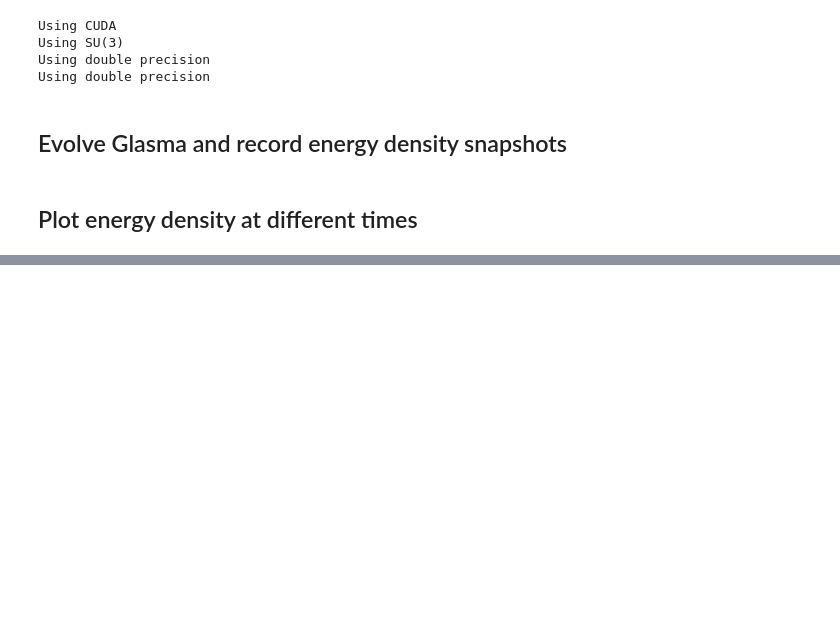
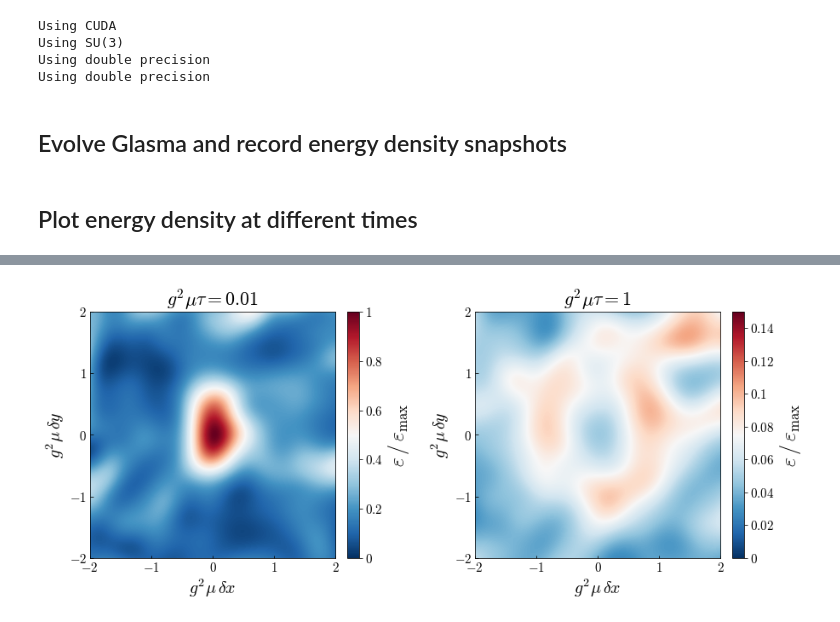
Before and after one commit to avramescudana/curraun, a Jupyter notebook: notebooks/wong/Glasma energy density.ipynb, the cells around one changed output, grey strips where cells are left out. Drawn from its saved outputs; the diff is of its cells as text; code cells hidden in the pictures; blank space fills up the shorter version.

```diff
--- a/notebooks/wong/Glasma energy density.ipynb
+++ b/notebooks/wong/Glasma energy density.ipynb
@@ -216,0 +224,81 @@ plt.show()
+# %%
+import matplotlib.pyplot as plt
+from matplotlib import rc
+from matplotlib.ticker import MultipleLocator, FuncFormatter
+
+rc('font', **{'family': 'serif', 'size': 14})
+rc('mathtext', fontset='cm')
+
+math_fmt = FuncFormatter(lambda x, pos: r'$%g$' % x)
+
+g2mu   = g**2 * mu
+g2mu4  = g2mu**4 / hbarc**3
+box    = g2mu_fm * L
+delta  = 2.0  # half-window in g^2 mu units
+
+ncols  = len(tau_g2mu)
+fs_bump = 2 if ncols == 2 else 0   # larger fonts for 2-col version
+AXES_LABEL_FS = 18 + fs_bump
+CBAR_LABEL_FS = 22 + fs_bump
+TICK_FS       = 13 + fs_bump
+TITLE_FS      = 20 + fs_bump
+
+e_ref_max = (ed[0] / g2mu4).max()
+max_idx   = np.unravel_index((ed[0] / g2mu4).argmax(), (N, N))
+
+# vmax per panel in units of e_ref_max; None = use data max
+_vmax_3 = [1.0, 0.26, 0.14]   # for 3-column layout
+vmax_2  = [1.0, 0.15]          # for 2-column layout — adjust as needed
+
+if ncols == 2:
+    vmax_override = vmax_2 if len(vmax_2) == 2 else [None, None]
+elif len(_vmax_3) == ncols:
+    vmax_override = _vmax_3
+else:
+    vmax_override = [None] * ncols
+
+# 2-col: larger panels, tighter gap, bigger fonts
+pw, ph = (5.0, 4.5) if ncols >= 3 else (6.5, 5.5)
+wspace = 0.35 if ncols == 2 else None   # None lets tight_layout decide
+fig, ax = plt.subplots(1, ncols, figsize=(pw * ncols, ph))
+if ncols == 1:
+    ax = [ax]
+
+for i, (e_raw, td) in enumerate(zip(ed, tau_g2mu)):
+    e_norm    = e_raw / g2mu4 / e_ref_max
+    e_centred = np.roll(np.roll(e_norm, N // 2 - max_idx[0], axis=0),
+                                         N // 2 - max_idx[1], axis=1)
+    vmax_i = vmax_override[i] if vmax_override[i] is not None else e_centred.max()
+
+    extent = [-box / 2, box / 2, -box / 2, box / 2]
+    td_str = str(int(td)) if td == int(td) else str(td)
+
+    im = ax[i].imshow(e_centred, vmin=0.0, vmax=vmax_i, interpolation='bicubic',
+                      cmap=plt.get_cmap('RdBu_r'), extent=extent, origin='lower')
+
+    ax[i].set_xlim(-delta, delta)
+    ax[i].set_ylim(-delta, delta)
+    ax[i].set_title(r'$g^2\mu\tau = ' + td_str + r'$', fontsize=TITLE_FS)
+    ax[i].xaxis.set_major_locator(MultipleLocator(1))
+    ax[i].yaxis.set_major_locator(MultipleLocator(1))
+    ax[i].xaxis.set_major_formatter(math_fmt)
+    ax[i].yaxis.set_major_formatter(math_fmt)
+    ax[i].tick_params(which='both', direction='in', labelsize=TICK_FS)
+    ax[i].set_xlabel(r'$g^2\mu\,\delta x$', fontsize=AXES_LABEL_FS)
+    ax[i].set_ylabel(r'$g^2\mu\,\delta y$', fontsize=AXES_LABEL_FS)
+
+    cbar = plt.colorbar(im, ax=ax[i], fraction=0.046, pad=0.04)
+    cbar.set_label(r'$\varepsilon\, /\, \varepsilon_{\rm max}$', fontsize=CBAR_LABEL_FS)
+    cbar.ax.yaxis.set_major_formatter(math_fmt)
+    cbar.ax.tick_params(labelsize=TICK_FS)
+
+plt.tight_layout()
+if wspace is not None:
+    plt.subplots_adjust(wspace=wspace)
+
+fig.savefig('glasma_energy_density_zoom_evolve.png', dpi=300, bbox_inches='tight')
+fig.savefig('glasma_energy_density_zoom_evolve.pdf', bbox_inches='tight')
+
+plt.show()
+# %% [output]
+[figure, added]
```
Also changed, not shown: parts of 3 cells of this notebook, 3 other files.
